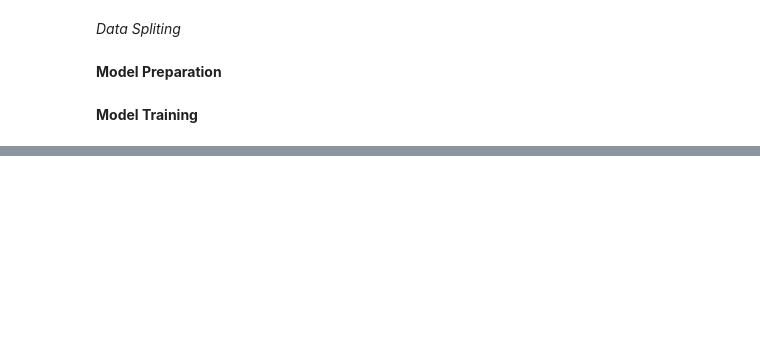
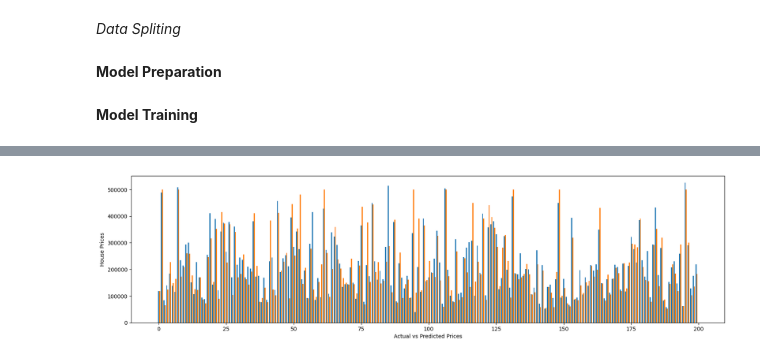
Before and after one commit to ishafayetul/Deep-Learning-for-Computer-Vision-with-Python-and-TensorFlow, a Jupyter notebook: 03. California Housing Prices/model.ipynb, the cells around one changed output, grey strips where cells are left out. Cells and saved outputs as stored; diff of their text form; code cells hidden in the pictures; blank space fills up the shorter version.

```diff
--- a/03. California Housing Prices/model.ipynb
+++ b/03. California Housing Prices/model.ipynb
@@ -73,6 +133,7 @@ normalizer.adapt(x_train)
 # %%
 model=Sequential([InputLayer(shape=(x_train.shape[1],)),
                   normalizer,
+                  Dense(128,activation='relu'),
                   Dense(128,activation='relu'),
                   Dense(128,activation='relu'),
                   Dense(128,activation='relu'),
@@ -83,13 +144,13 @@ model=Sequential([InputLayer(shape=(x_train.shape[1],)),
 # model.summary()
 # tf.keras.utils.plot_model(model,"model.png",True)
 # %%
-model.compile(optimizer=Adam(learning_rate=0.2),
+model.compile(optimizer=Adam(learning_rate=0.01),
               loss=MeanSquaredError(),
               metrics=[RootMeanSquaredError])
 # %% [markdown]
 **Model Training**
 # %%
-history=model.fit(x_train,y_train,validation_data=(x_val,y_val),epochs=100,verbose=1)
+history=model.fit(x_train,y_train,validation_data=(x_val,y_val),epochs=100,verbose=0)
 # %%
 plt.plot(history.history["loss"])
 plt.plot(history.history["val_loss"])
@@ -116,13 +188,16 @@ print(y_pred)
 # %%
-ind = np.arange(len(x_test))
+len=200
+ind = np.arange(len)
 plt.figure(figsize=(20,5))
 
 width = 0.4
 
-plt.bar(ind, y_pred, width, label='Predicted House Price')
-plt.bar(ind + width, y_true, width, label='Actual House Price')
+plt.bar(ind, y_pred[0:len], width, label='Predicted House Price')
+plt.bar(ind + width, y_true[0:len], width, label='Actual House Price')
 
 plt.xlabel('Actual vs Predicted Prices')
 plt.ylabel('House Prices')
 
 plt.show()
+# %% [output]
+[figure, added]
```
Also changed, not shown: parts of 12 cells of this notebook.
